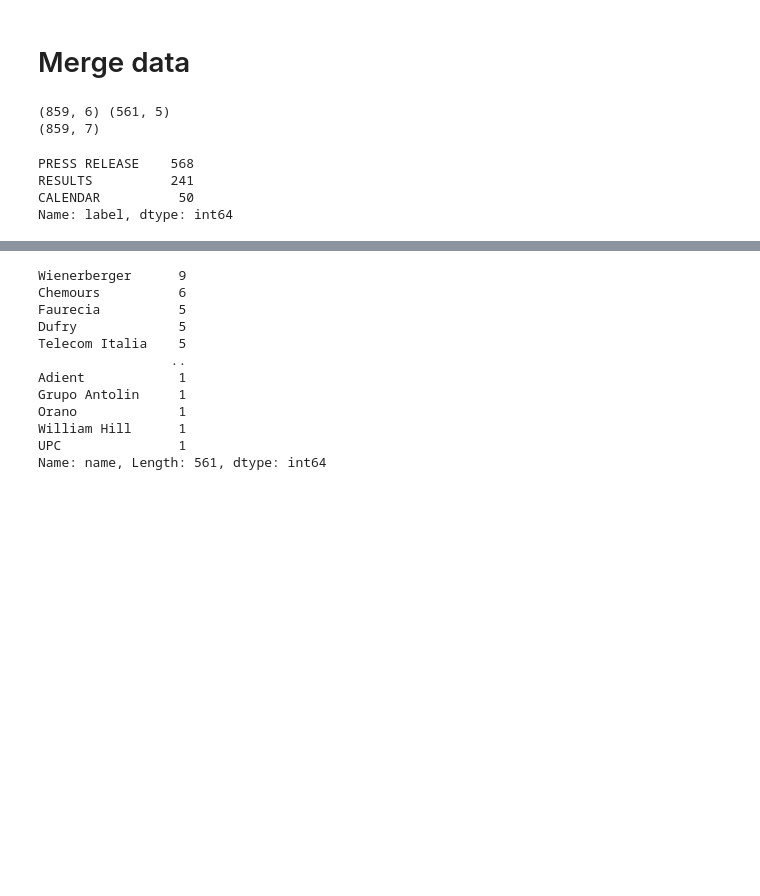
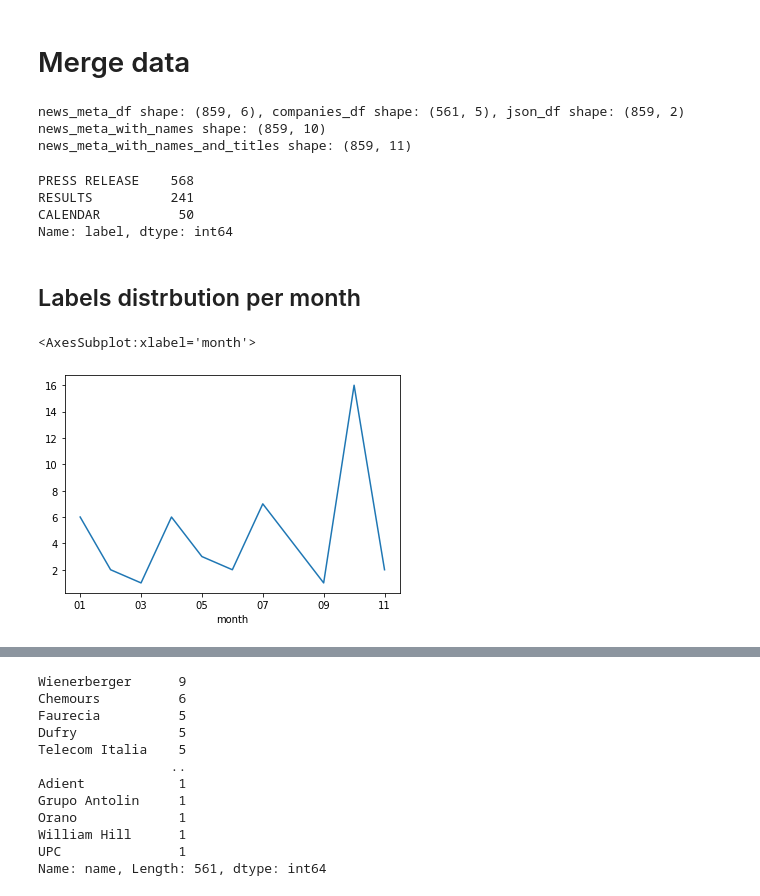
Before and after one commit to kleokog/Mycodes, a Jupyter notebook: 9Fin/Notebook 1.ipynb, the cells around one changed output, grey strips where cells are left out. Cells and saved outputs as stored; diff of their text form; code cells hidden in the pictures; blank space fills up the shorter version.

```diff
--- a/9Fin/Notebook 1.ipynb
+++ b/9Fin/Notebook 1.ipynb
@@ -163,10 +133,13 @@ json_df.head()
 # Merge data
 # %%
 # Add title to news_meta
-print(news_meta_df.shape, companies_df.shape)
-news_meta_with_names = news_meta_df.merge(companies_df[['id', 'name']].rename(columns = {'id' : 'company_id'}), on = 'company_id', how = 'left')
-print(news_meta_with_names.shape)
+print("news_meta_df shape: {}, companies_df shape: {}, json_df shape: {}".format(news_meta_df.shape, companies_df.shape,  json_df.shape))
+news_meta_with_names = news_meta_df.merge(companies_df.rename(columns = {'id' : 'company_id'}), on = 'company_id', how = 'left')
+print("news_meta_with_names shape: {}".format(news_meta_with_names.shape))
+news_meta_with_names_and_titles = news_meta_with_names.merge(json_df, left_on = 'id',right_on = 'id')
+print("news_meta_with_names_and_titles shape: {}".format(news_meta_with_names_and_titles.shape))
 # %% [output]
-(859, 6) (561, 5)
-(859, 7)
+news_meta_df shape: (859, 6), companies_df shape: (561, 5), json_df shape: (859, 2)
+news_meta_with_names shape: (859, 10)
+news_meta_with_names_and_titles shape: (859, 11)
 # %%
@@ -178,0 +155,9 @@ Name: label, dtype: int64
+# %%
+news_meta_with_names_and_titles['month'] = news_meta_with_names_and_titles['published_at'].apply(lambda x : x[5:7])
+# %% [markdown]
+## Labels distrbution per month
+# %%
+news_meta_with_names_and_titles[news_meta_with_names_and_titles['label'] == 'CALENDAR'].groupby(['month'])['id'].count().plot()
+# %% [output]
+<AxesSubplot:xlabel='month'>
+[figure, added]
```
Also changed, not shown: parts of 28 cells of this notebook.
